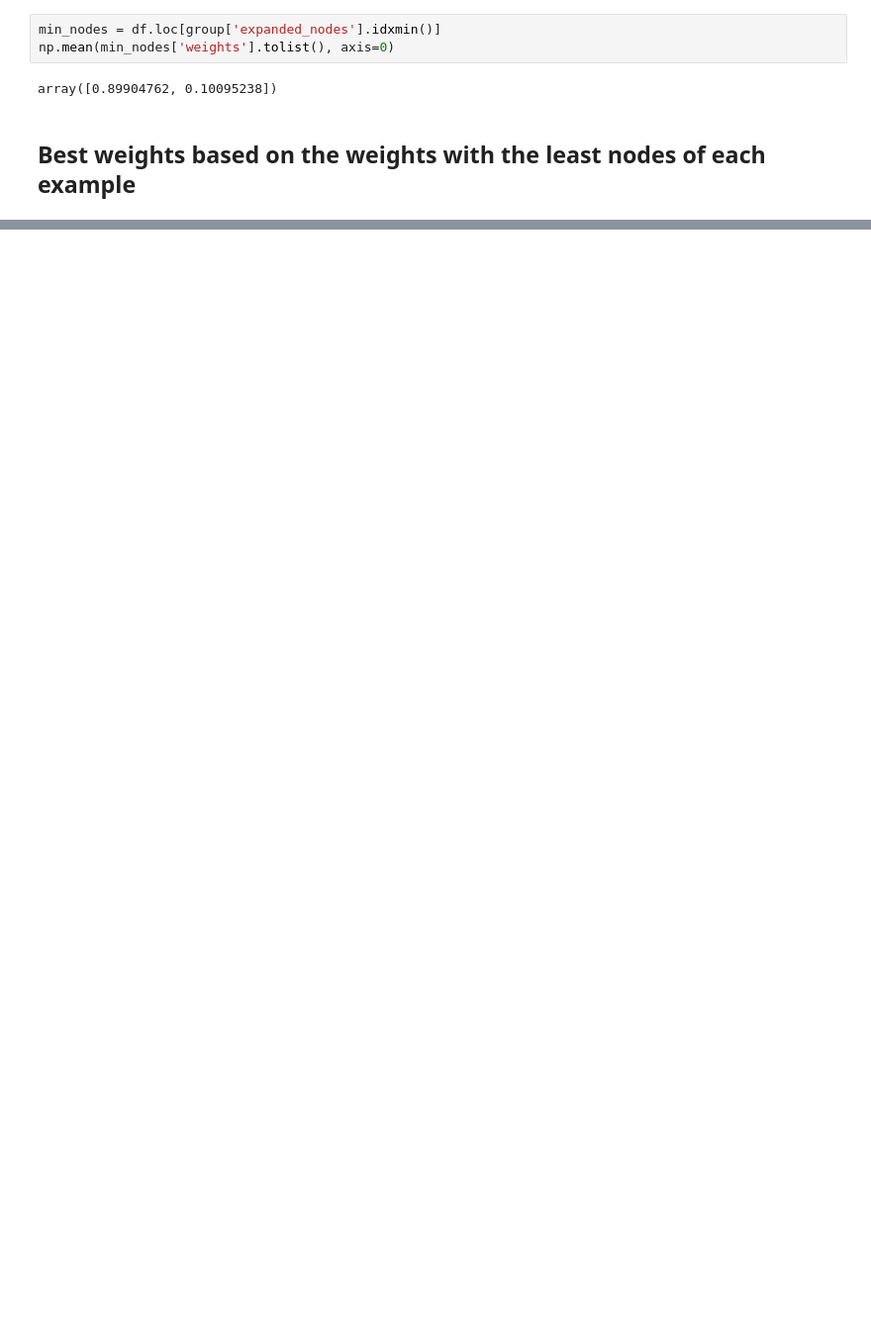
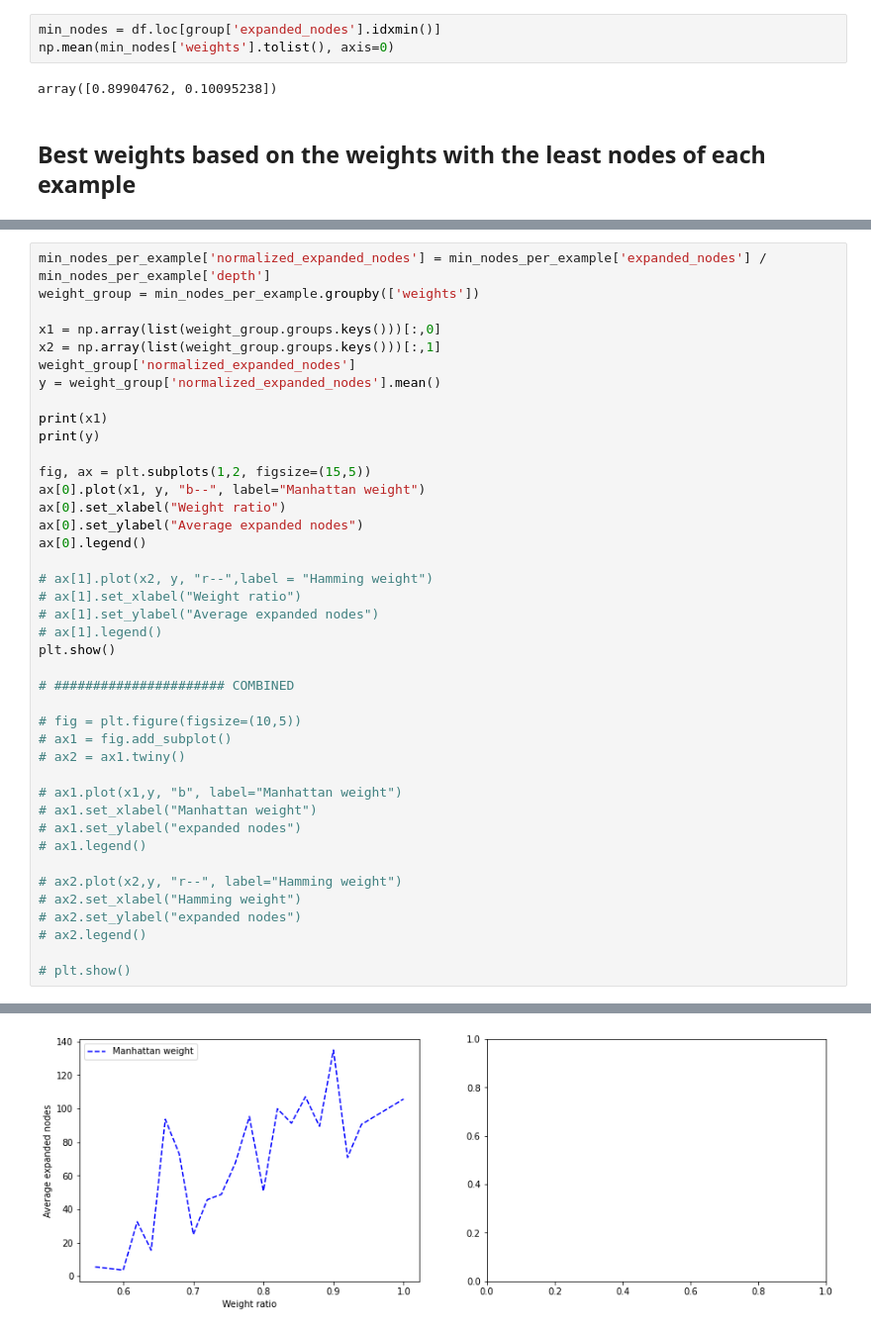
Before and after one commit to Henchway/AI-Data-Science-Exercises, a Jupyter notebook: Exercise1/analytics.ipynb, the cells around one changed output, grey strips where cells are left out. Shown at 99% size. Cells and saved outputs as stored; diff of their text form; blank space fills up the shorter version.

```diff
--- a/Exercise1/analytics.ipynb
+++ b/Exercise1/analytics.ipynb
@@ -186 +237,43 @@ min_nodes_per_example.sort_values("depth")
 999 rows × 5 columns
+# %%
+min_nodes_per_example['normalized_expanded_nodes'] = min_nodes_per_example['expanded_nodes'] / min_nodes_per_example['depth']
+weight_group = min_nodes_per_example.groupby(['weights'])
+
+x1 = np.array(list(weight_group.groups.keys()))[:,0]
+x2 = np.array(list(weight_group.groups.keys()))[:,1]
+weight_group['normalized_expanded_nodes']
+y = weight_group['normalized_expanded_nodes'].mean()
+
+print(x1)
+print(y)
+
+fig, ax = plt.subplots(1,2, figsize=(15,5))
+ax[0].plot(x1, y, "b--", label="Manhattan weight")
+ax[0].set_xlabel("Weight ratio")
+ax[0].set_ylabel("Average expanded nodes")
+ax[0].legend()
+
+# ax[1].plot(x2, y, "r--",label = "Hamming weight")
+# ax[1].set_xlabel("Weight ratio")
+# ax[1].set_ylabel("Average expanded nodes")
+# ax[1].legend()
+plt.show()
+
+# ###################### COMBINED
+
+# fig = plt.figure(figsize=(10,5))
+# ax1 = fig.add_subplot()
+# ax2 = ax1.twiny()
+
+# ax1.plot(x1,y, "b", label="Manhattan weight")
+# ax1.set_xlabel("Manhattan weight")
+# ax1.set_ylabel("expanded nodes")
+# ax1.legend()
+
+# ax2.plot(x2,y, "r--", label="Hamming weight")
+# ax2.set_xlabel("Hamming weight")
+# ax2.set_ylabel("expanded nodes")
+# ax2.legend()
+
+# plt.show()
+# %% [output]
@@ -186,0 +297 @@ min_nodes_per_example.sort_values("depth")
+[figure, added]
```
Also changed, not shown: parts of 8 cells of this notebook, 4 other files.
